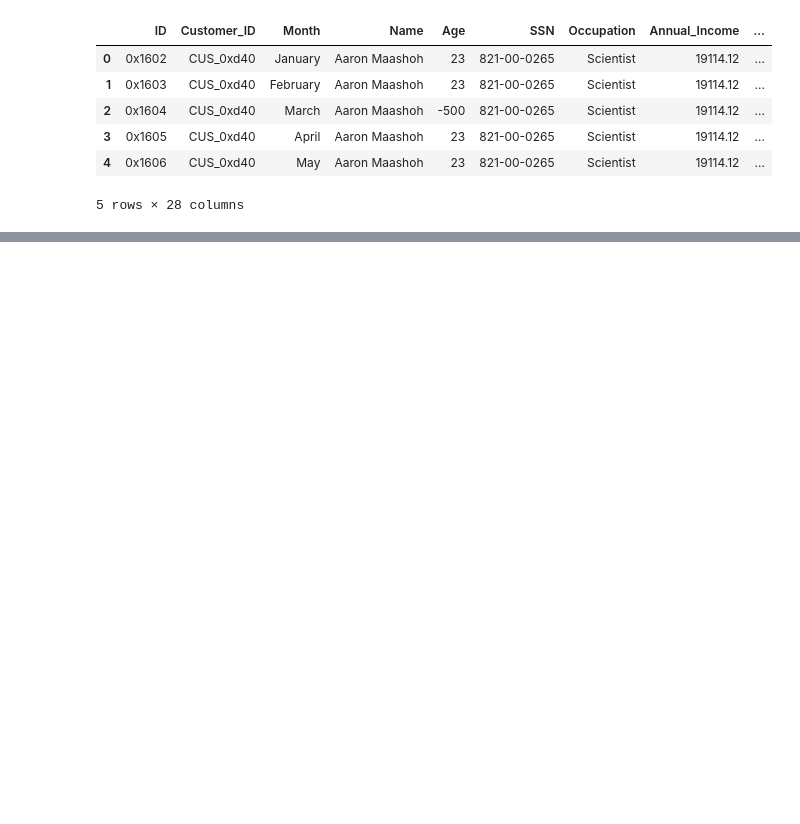
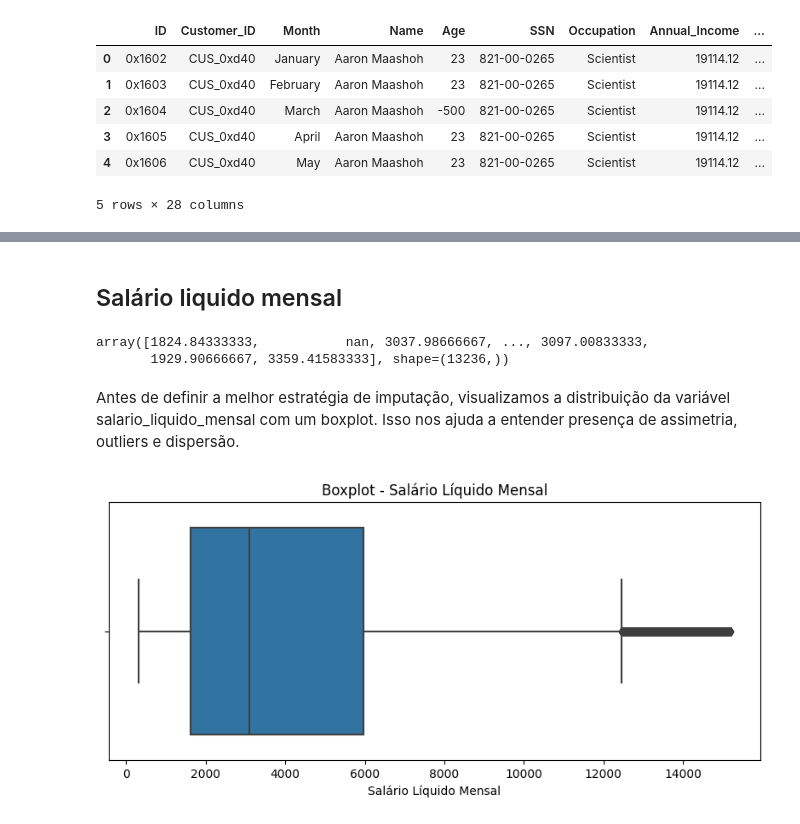
Before and after one commit to DanielllCouto/quantum-finance-credit-score, a Jupyter notebook: notebooks/processamento-dados.ipynb, the cells around one changed output, grey strips where cells are left out. Cells and saved outputs as stored; diff of their text form; code cells hidden in the pictures; blank space fills up the shorter version.

Commit message:
Update processamento-dados.ipynb
Começo do pré-processamento , tratando dados nulos

```diff
--- a/notebooks/processamento-dados.ipynb
+++ b/notebooks/processamento-dados.ipynb
@@ -35,0 +107,3 @@ df.head()
+# %%
+# Criando uma cópia do DataFrame original para preservar os dados brutos
+df_processado = df.copy()
@@ -35,0 +113,31 @@ df.head()
+# %%
+df_processado.rename(columns={
+    'ID': 'id',
+    'Customer_ID': 'id_cliente',
+    'Month': 'mes',
+    'Name': 'nome',
+    'Age': 'idade',
+    'SSN': 'ssn',
+    'Occupation': 'ocupacao',
+    'Annual_Income': 'renda_anual',
+    'Monthly_Inhand_Salary': 'salario_liquido_mensal',
+    'Num_Bank_Accounts': 'qtd_contas_bancarias',
+    'Num_Credit_Card': 'qtd_cartoes_credito',
+    'Interest_Rate': 'taxa_juros',
+    'Num_of_Loan': 'qtd_emprestimos',
+    'Type_of_Loan': 'tipos_emprestimos',
+    'Delay_from_due_date': 'dias_atraso_pagamento',
+    'Num_of_Delayed_Payment': 'qtd_pagamentos_atrasados',
+    'Changed_Credit_Limit': 'variacao_limite_credito',
+    'Num_Credit_Inquiries': 'qtd_consultas_credito',
+    'Credit_Mix': 'mix_credito',
+    'Outstanding_Debt': 'divida_pendente',
+    'Credit_Utilization_Ratio': 'percentual_utilizacao_credito',
+    'Credit_History_Age': 'tempo_historico_credito',
+    'Payment_of_Min_Amount': 'pagamento_valor_minimo',
+    'Total_EMI_per_month': 'total_emprestimos_mensal',
+    'Amount_invested_monthly': 'valor_investido_mensal',
+    'Payment_Behaviour': 'comportamento_pagamento',
+    'Monthly_Balance': 'saldo_mensal',
+    'Credit_Score': 'score_credito'
+}, inplace=True)
@@ -35,0 +193,2 @@ df.head()
+# %%
+df_processado.drop(columns=['id', 'id_cliente', 'nome', 'ssn'], inplace=True)
@@ -35,0 +239,19 @@ df.head()
+# %% [markdown]
+## Salário liquido mensal
+# %%
+df_processado.salario_liquido_mensal.unique()
+# %% [output]
+array([1824.84333333,           nan, 3037.98666667, ..., 3097.00833333,
+       1929.90666667, 3359.41583333], shape=(13236,))
+# %% [markdown]
+Antes de definir a melhor estratégia de imputação, visualizamos a distribuição da variável salario_liquido_mensal com um boxplot. Isso nos ajuda a entender presença de assimetria, outliers e dispersão.
+# %%
+# Boxplot para analisar a distribuição do salário líquido mensal
+plt.figure(figsize=(8, 4))
+sns.boxplot(x=df_processado['salario_liquido_mensal'])
+plt.title('Boxplot - Salário Líquido Mensal')
+plt.xlabel('Salário Líquido Mensal')
+plt.tight_layout()
+plt.show()
+# %% [output]
+[figure, added]
```
Also changed, not shown: parts of 83 cells of this notebook.
